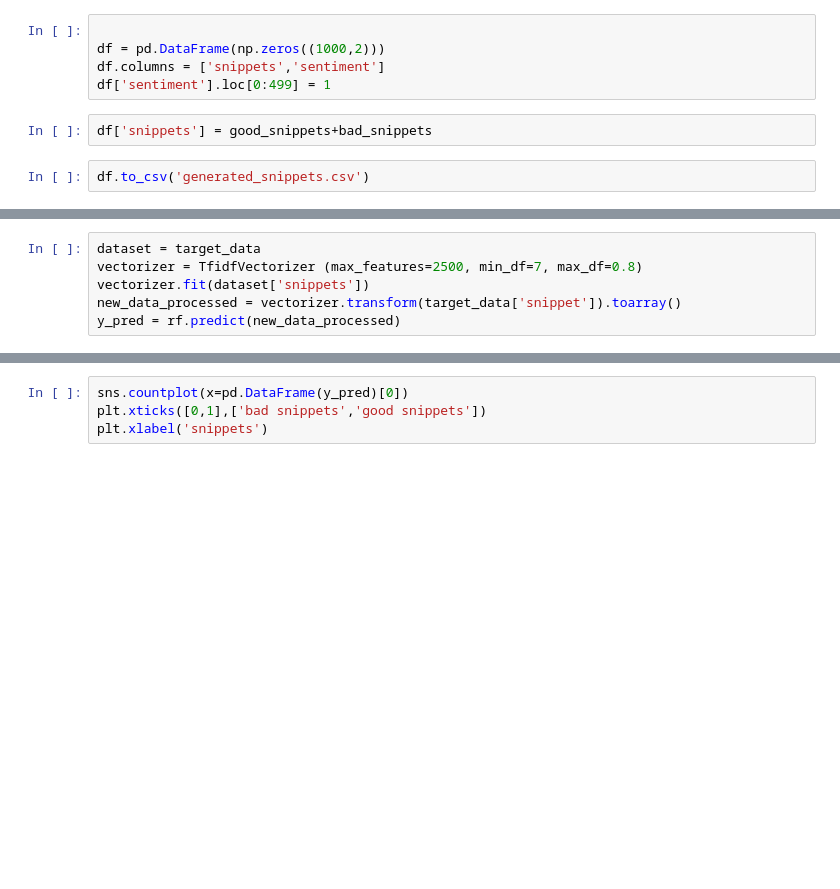
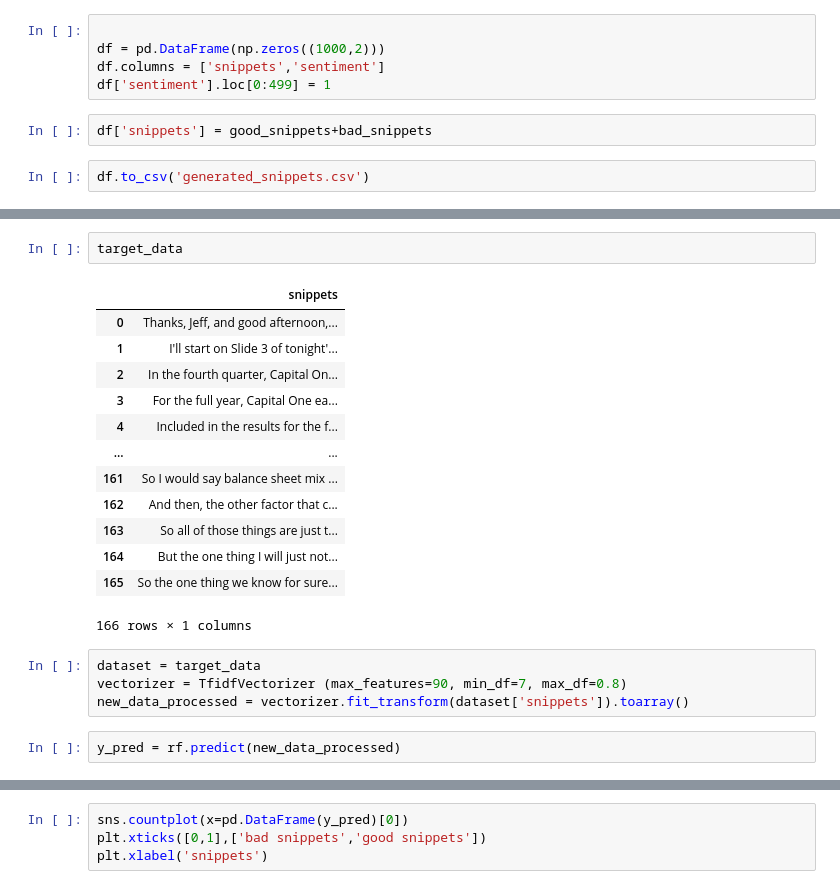
Before and after one commit to jed-gore/chatgpt_management_transcripts, a Jupyter notebook: chatgpt management sentiment.ipynb, the cells around one changed output, grey strips where cells are left out. Saved outputs shown, nothing was run; the diff lists cells and outputs as text; blank space fills up the shorter version.

```diff
--- a/chatgpt management sentiment.ipynb
+++ b/chatgpt management sentiment.ipynb
@@ -91,8 +91,24 @@ target_data = [{"snippets":"Three things put upward pressure on our card allowan
 target_data = pd.DataFrame(target_data)
+# %%
+target_data
+# %% [output]
+|  | snippets |
+| 0 | Thanks, Jeff, and good afternoon,... |
+| 1 | I'll start on Slide 3 of tonight'... |
+| 2 | In the fourth quarter, Capital On... |
+| 3 | For the full year, Capital One ea... |
+| 4 | Included in the results for the f... |
+| ... | ... |
+| 161 | So I would say balance sheet mix ... |
+| 162 | And then, the other factor that c... |
+| 163 | So all of those things are just t... |
+| 164 | But the one thing I will just not... |
+| 165 | So the one thing we know for sure... |
+166 rows × 1 columns
+# %%
+dataset = target_data
+vectorizer = TfidfVectorizer (max_features=90, min_df=7, max_df=0.8)
+new_data_processed = vectorizer.fit_transform(dataset['snippets']).toarray()
 # %%
-dataset = target_data
-vectorizer = TfidfVectorizer (max_features=2500, min_df=7, max_df=0.8)
-vectorizer.fit(dataset['snippets'])
-new_data_processed = vectorizer.transform(target_data['snippet']).toarray()
 y_pred = rf.predict(new_data_processed)
 # %%
```
Also changed, not shown: parts of 7 cells of this notebook, 3 other files.
